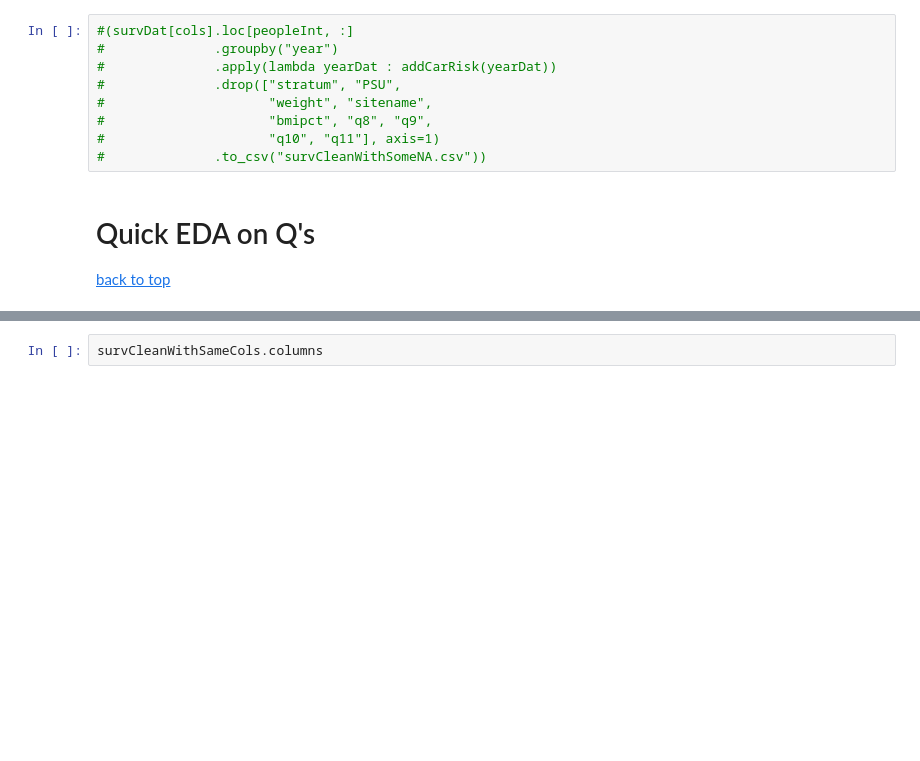
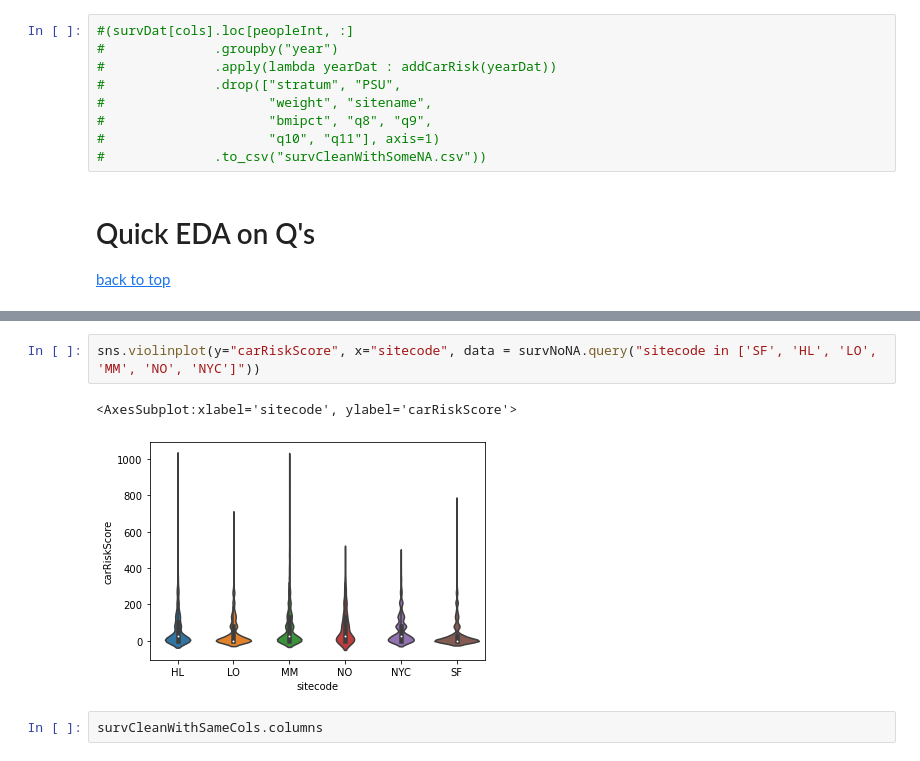
Before and after one commit to brodyee/STATS551_Project, a Jupyter notebook: eda/brodysEDA.ipynb, the cells around one changed output, grey strips where cells are left out. Cells and saved outputs as stored; diff of their text form; blank space fills up the shorter version.

```diff
--- a/eda/brodysEDA.ipynb
+++ b/eda/brodysEDA.ipynb
@@ -850,3 +873,8 @@ peopleInt = survCleanWithSameCols.index
+# %%
+sns.violinplot(y="carRiskScore", x="sitecode", data = survNoNA.query("sitecode in ['SF', 'HL', 'LO', 'MM', 'NO', 'NYC']"))
+# %% [output]
+<AxesSubplot:xlabel='sitecode', ylabel='carRiskScore'>
+[figure, added]
 # %%
 survCleanWithSameCols.columns
 # %% [output]
```
Also changed, not shown: parts of 3 cells of this notebook, 1 other file.
